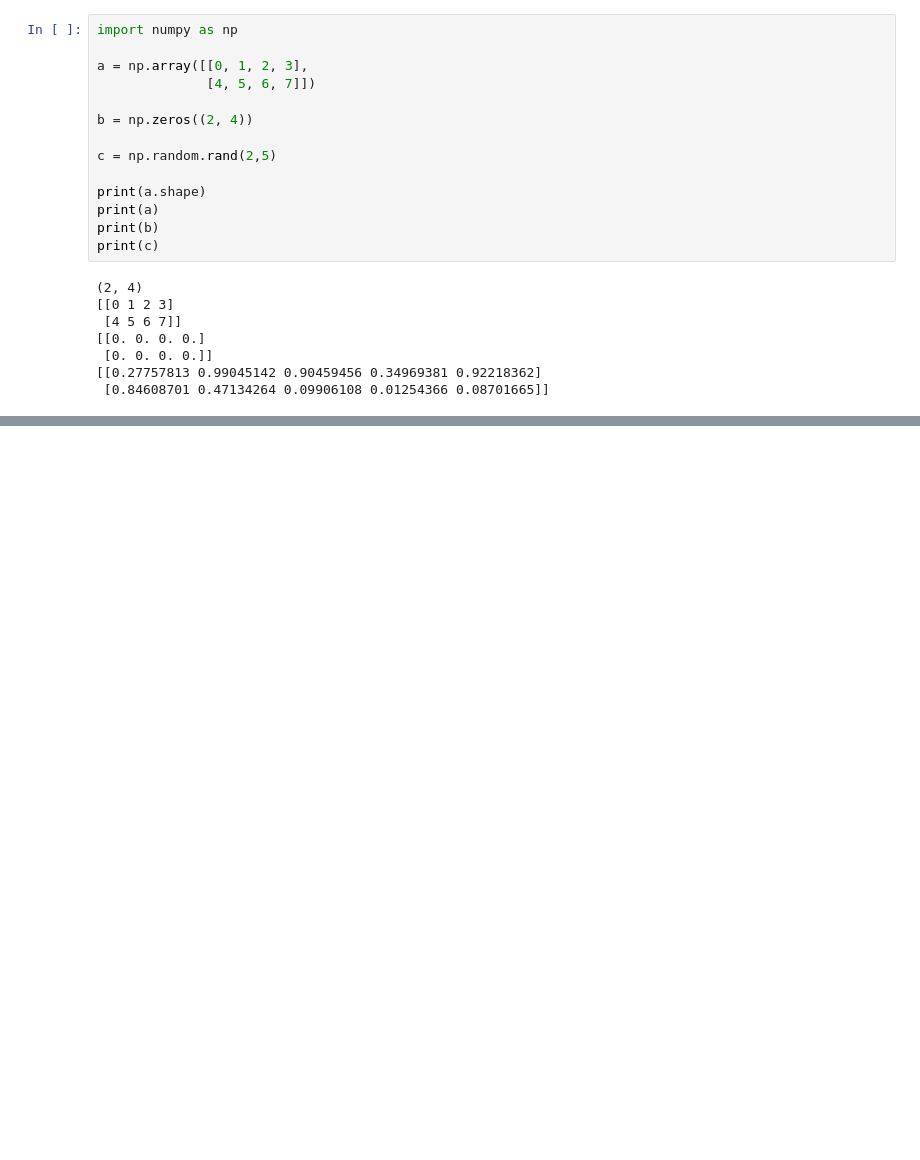
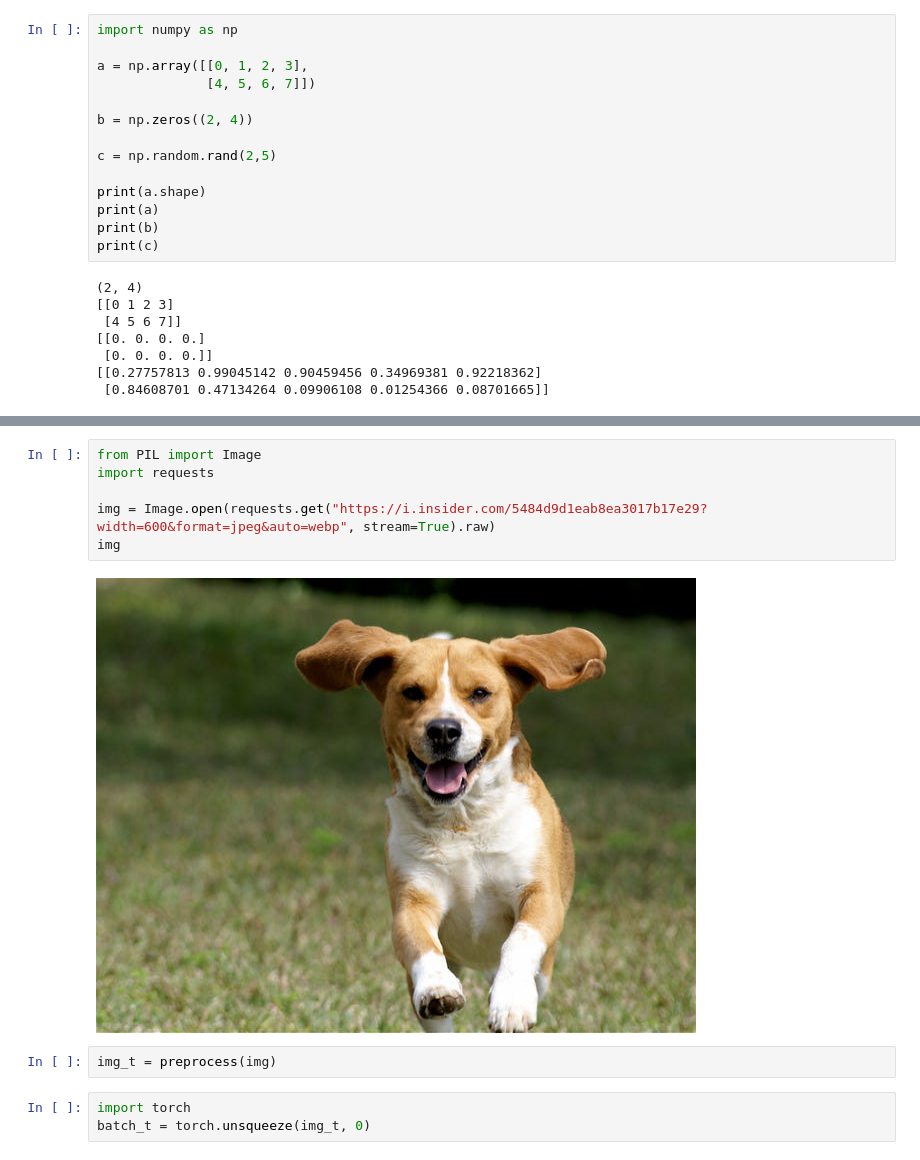
Before and after one commit to attajunyah/Machine_Learning_Starter, a Jupyter notebook: Deep Learning/Deep Learning Fundamentals.ipynb, the cells around one changed output, grey strips where cells are left out. Cells and saved outputs as stored; diff of their text form; blank space fills up the shorter version.

Commit message:
Getting Started with PyTorch

```diff
--- a/Deep Learning/Deep Learning Fundamentals.ipynb
+++ b/Deep Learning/Deep Learning Fundamentals.ipynb
@@ -118,0 +181,13 @@ print(c)
+# %%
+from PIL import Image
+import requests
+
+img = Image.open(requests.get("https://i.insider.com/5484d9d1eab8ea3017b17e29?width=600&format=jpeg&auto=webp", stream=True).raw)
+img
+# %% [output]
+[figure, added]
+# %%
+img_t = preprocess(img)
+# %%
+import torch
+batch_t = torch.unsqueeze(img_t, 0)
```
Also changed, not shown: parts of 7 cells of this notebook.
